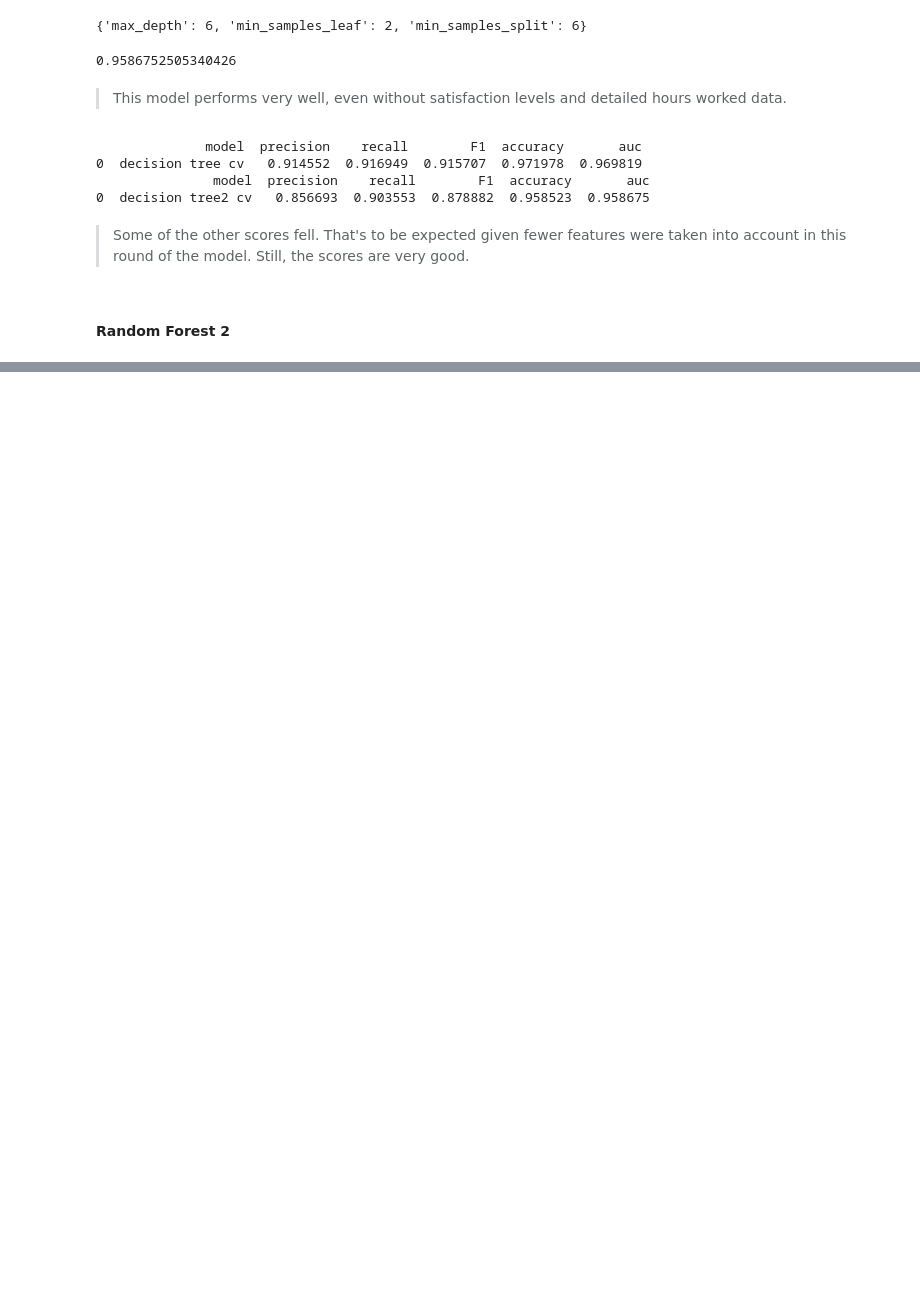
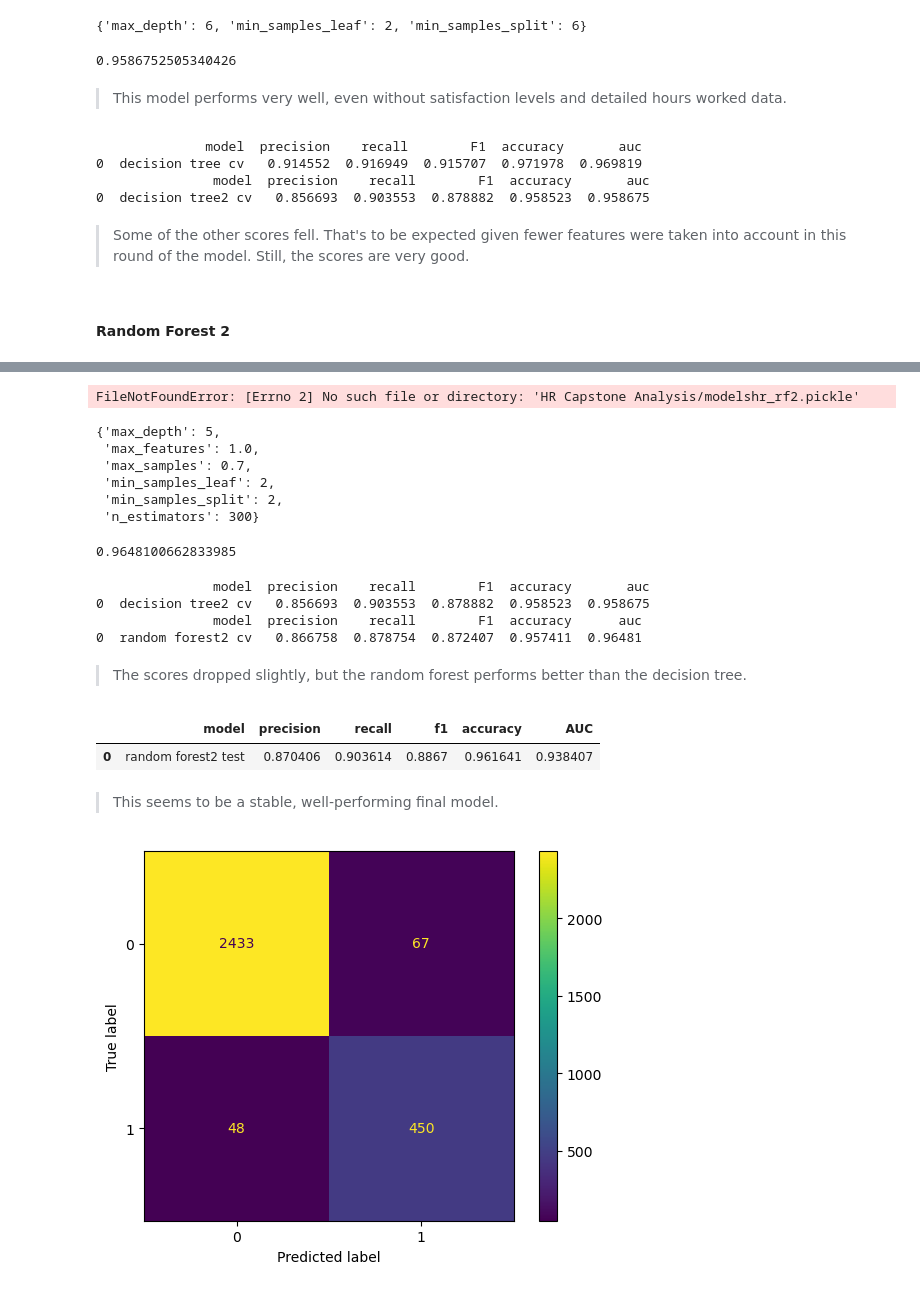
Before and after one commit to alishanstyles/HR-Capstone-Analysis, a Jupyter notebook: Untitled.ipynb, the cells around one changed output, grey strips where cells are left out. Saved outputs shown, nothing was run; the diff lists cells and outputs as text; code cells hidden in the pictures; blank space fills up the shorter version.

Commit message:
continuing random forest and creating confusion matrix

```diff
--- a/Untitled.ipynb
+++ b/Untitled.ipynb
@@ -899,0 +916,52 @@ rf2.fit(X_train, y_train)
+# %%
+# Read in pickle
+rf2 = read_pickle(path, 'hr_rf2')
+# %% [output]
+FileNotFoundError: [Errno 2] No such file or directory: 'HR Capstone Analysis/modelshr_rf2.pickle'
+# %%
+# Check best params
+rf2.best_params_
+# %% [output]
+{'max_depth': 5,
+ 'max_features': 1.0,
+ 'max_samples': 0.7,
+ 'min_samples_leaf': 2,
+ 'min_samples_split': 2,
+ 'n_estimators': 300}
+# %%
+# Check best AUC score on CV
+rf2.best_score_
+# %% [output]
+0.9648100662833985
+# %%
+# Get all CV scores
+rf2_cv_results = make_results('random forest2 cv', rf2, 'auc')
+print(tree2_cv_results)
+print(rf2_cv_results)
+# %% [output]
+               model  precision    recall        F1  accuracy       auc
+0  decision tree2 cv   0.856693  0.903553  0.878882  0.958523  0.958675
+               model  precision    recall        F1  accuracy      auc
+0  random forest2 cv   0.866758  0.878754  0.872407  0.957411  0.96481
+# %% [markdown]
+> The scores dropped slightly, but the random forest performs better than the decision tree.
+# %%
+# Get predictions on test data
+rf2_test_scores = get_scores('random forest2 test', rf2, X_test, y_test)
+rf2_test_scores
+# %% [output]
+|  | model | precision | recall | f1 | accuracy | AUC |
+| 0 | random forest2 test | 0.870406 | 0.903614 | 0.8867 | 0.961641 | 0.938407 |
+# %% [markdown]
+> This seems to be a stable, well-performing final model.
+# %%
+# Generate array of values for confusion matrix
+preds = rf2.best_estimator_.predict(X_test)
+cm = confusion_matrix(y_test, preds, labels=rf2.classes_)
+
+# Plot confusion matrix
+disp = ConfusionMatrixDisplay(confusion_matrix=cm,
+                             display_labels=rf2.classes_)
+disp.plot(values_format='');
+# %% [output]
+[figure, added]
```
Also changed, not shown: parts of 2 cells of this notebook.
